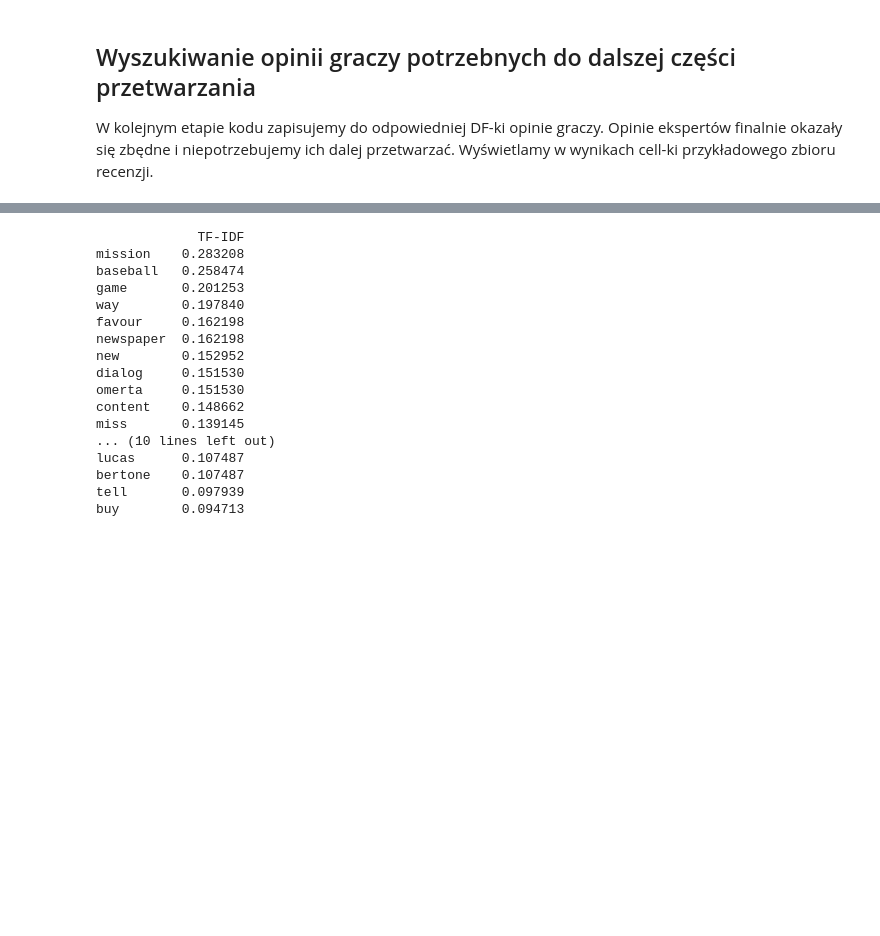
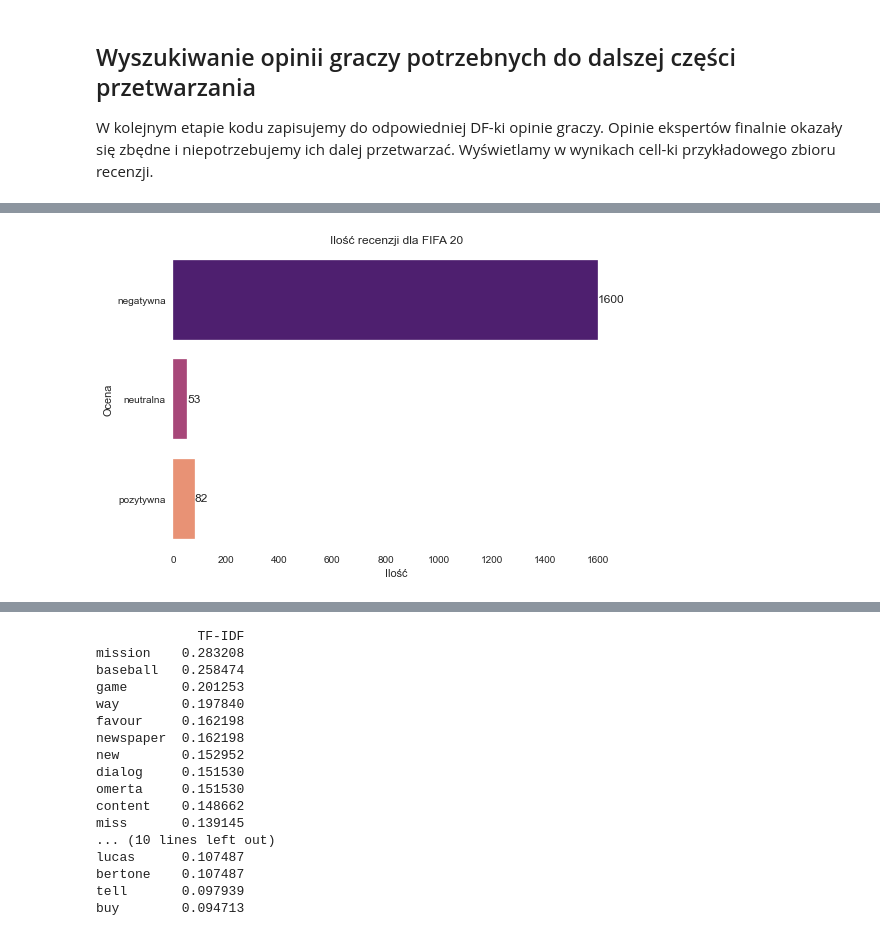
Before and after one commit to chebcia/Metacritic, a Jupyter notebook: Metacritic_Lic.ipynb, the cells around one changed output, grey strips where cells are left out. Drawn from its saved outputs; the diff is of its cells as text; code cells hidden in the pictures; blank space fills up the shorter version.

```diff
--- a/Metacritic_Lic.ipynb
+++ b/Metacritic_Lic.ipynb
@@ -378,2 +354,7 @@ df_user_review_Fifa_20
+# %%
+df_user_review_Fifa_20 = changeScore(df_user_review_Fifa_20, "score", "desc")
+createPlotTypeofComment(df_user_review_Fifa_20, "desc", 'Ilość recenzji dla FIFA 20')
+# %% [output]
+[figure, added]
 # %%
 df_user_review_The_last_of_us = MetacriticData().get_reviews('The Last of Us', 'PS3 Game')[1]
```
Also changed, not shown: parts of 38 cells of this notebook.
